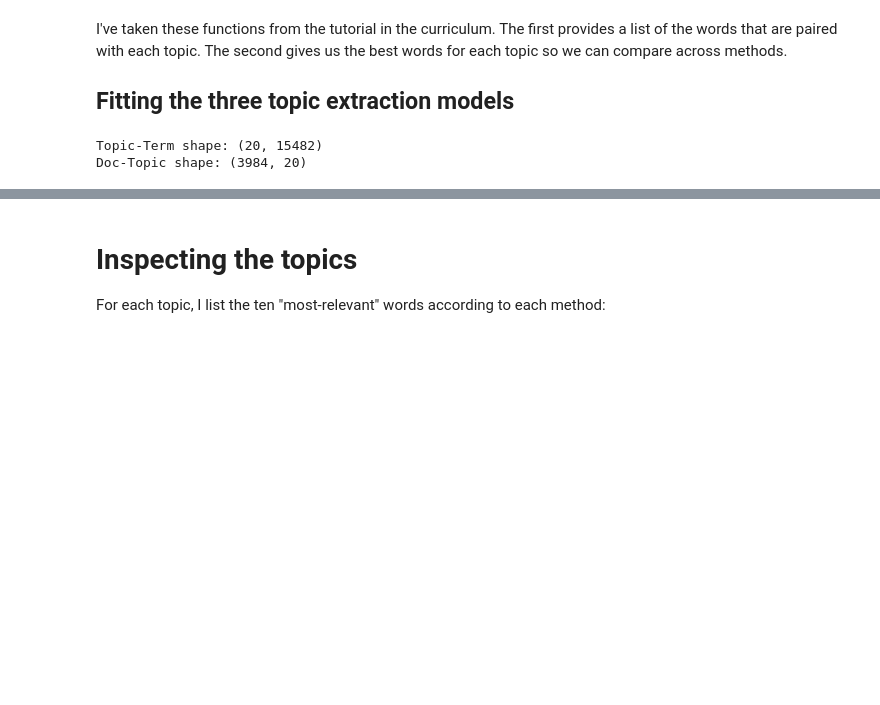
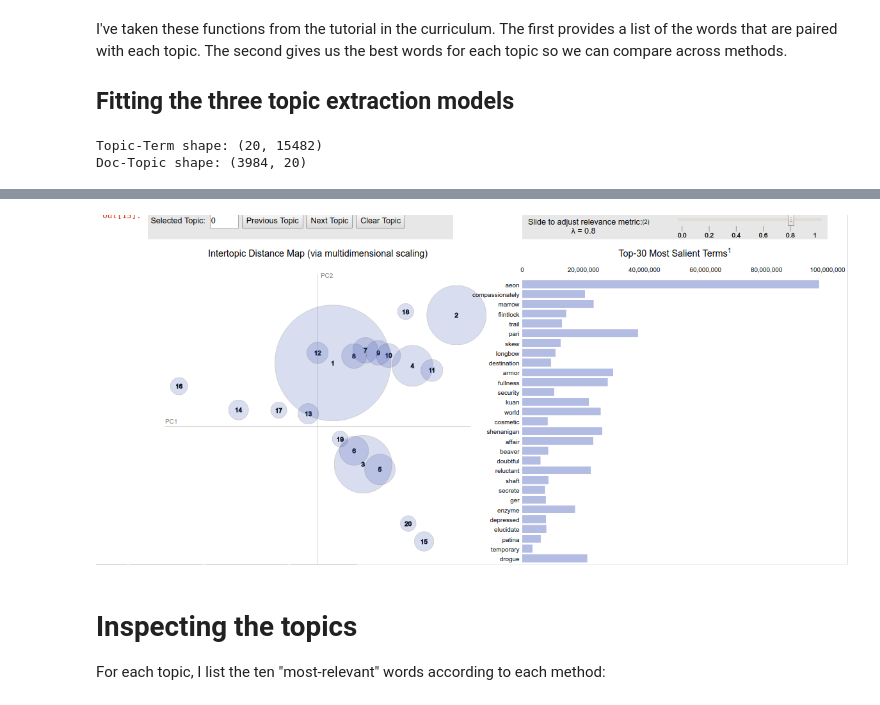
Before and after one commit to AlliedToasters/nlp, a Jupyter notebook: Challenge_compare_LSA_LDA_NNMF.ipynb, the cells around one changed output, grey strips where cells are left out. Cells and saved outputs as stored; diff of their text form; code cells hidden in the pictures; blank space fills up the shorter version.

Commit message:
add screenshot for pyLDAvis

```diff
--- a/Challenge_compare_LSA_LDA_NNMF.ipynb
+++ b/Challenge_compare_LSA_LDA_NNMF.ipynb
@@ -224,6 +224,12 @@ vis_data = pyLDAvis.prepare(**result)
 pyLDAvis.display(vis_data)
 # %% [output]
 [interactive output not drawn]
+# %%
+#Display from screenshot since interactive widget doesn't appear on Github
+from IPython.display import Image
+Image(filename='pyLDAvis_1.png')
+# %% [output]
+[figure, added]
 # %%
 # NNMF
 
```
Also changed, not shown: 1 other file.
